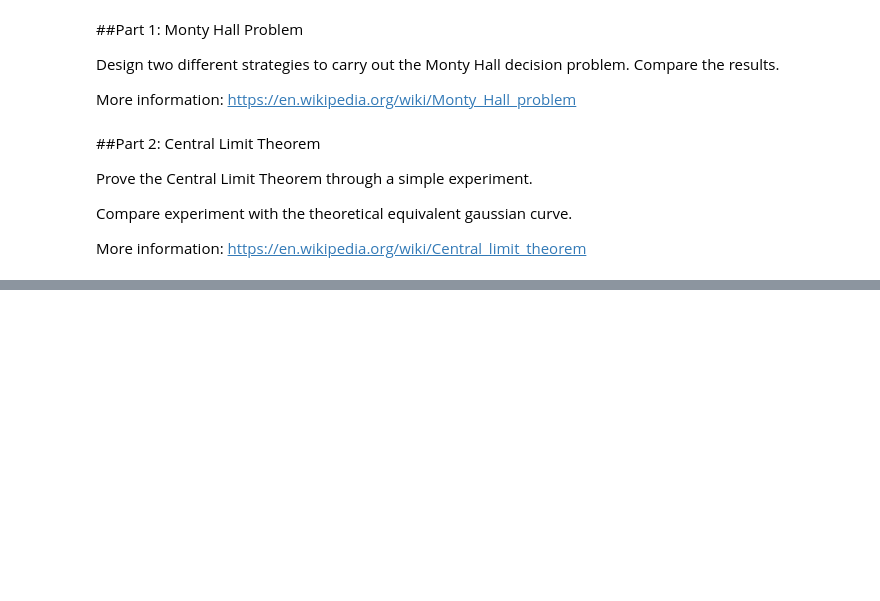
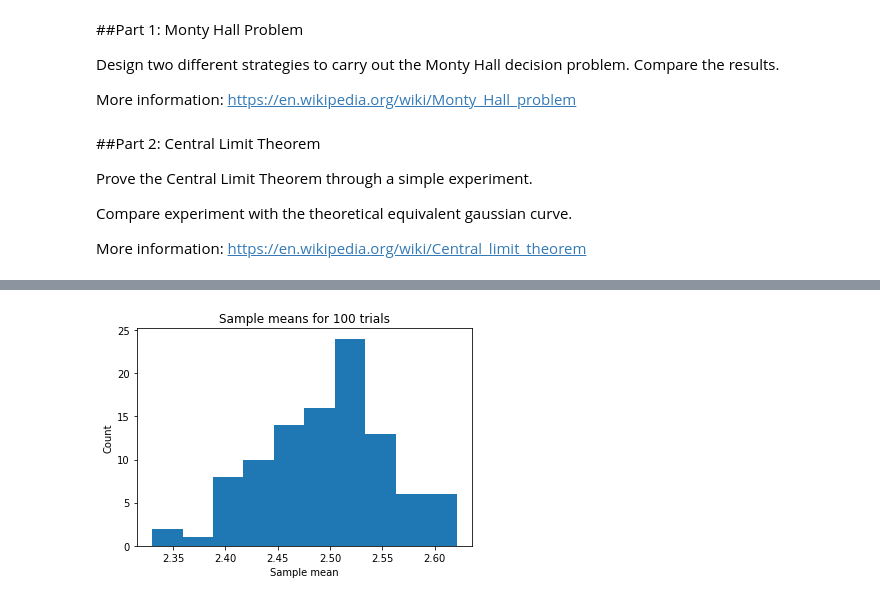
Before and after one commit to axiom9/ECE566_Machine-DeepLearning, a Jupyter notebook: Homework_1/Assignment #1 - Empty.ipynb, the cells around one changed output, grey strips where cells are left out. Saved outputs shown, nothing was run; the diff lists cells and outputs as text; code cells hidden in the pictures; blank space fills up the shorter version.

```diff
--- a/Homework_1/Assignment #1 - Empty.ipynb
+++ b/Homework_1/Assignment #1 - Empty.ipynb
@@ -62,0 +90,4 @@ More information: https://en.wikipedia.org/wiki/Central_limit_theorem
+# %%
+simulate(n=100)
+# %% [output]
+[figure, added]
```
Also changed, not shown: parts of 8 cells of this notebook.
